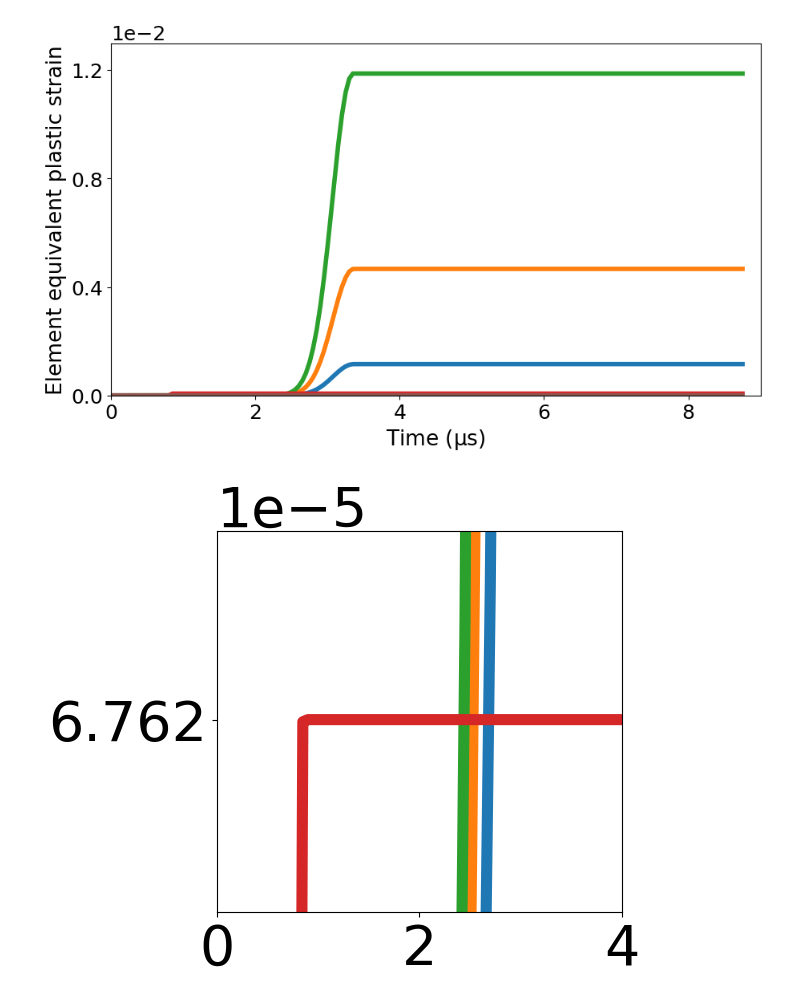
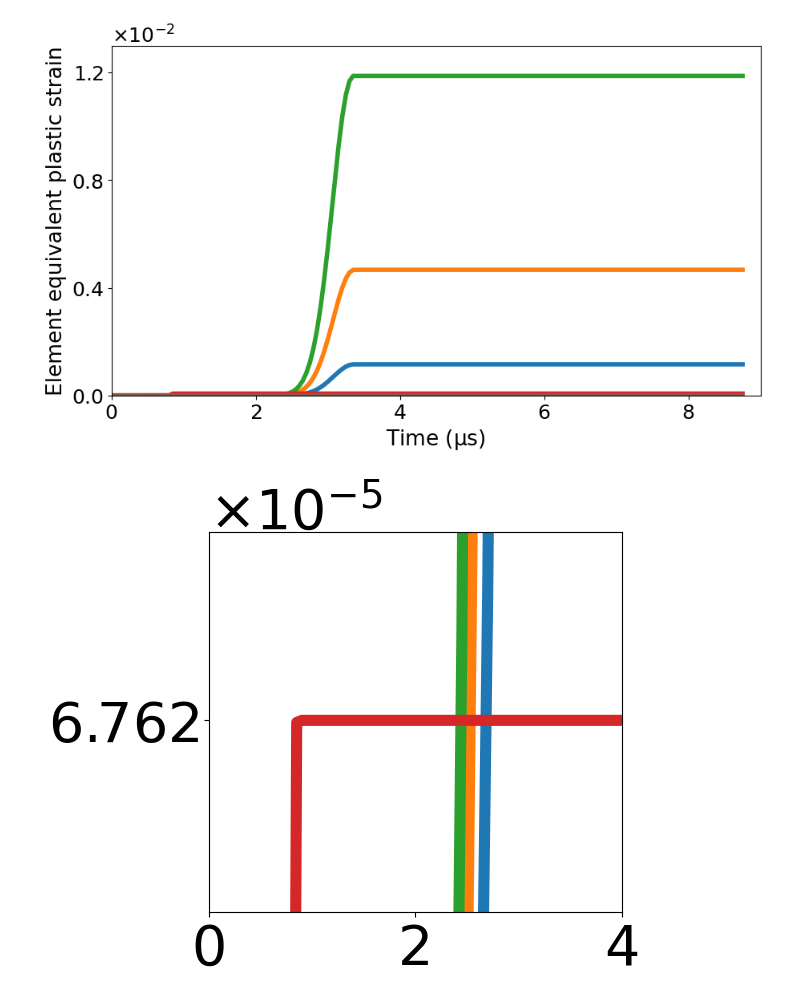
Before and after one commit to hzhangolemiss/VUMAT-DSGZs, a Jupyter notebook: results/Figure4.ipynb, the cells around one changed output. Cells and saved outputs as stored; diff of their text form; code cells hidden in the pictures.

```diff
--- a/results/Figure4.ipynb
+++ b/results/Figure4.ipynb
@@ -264,39 +264,39 @@ ax3.plot(time[0:176],peeq_e2_sic_50[0:176],linewidth=4,color='tab:brown',label='
 ax3.set_xlabel('Time ($\\rm{\mu s}$)',fontsize=19)
 ax3.set_ylabel('Element equivalent plastic strain',fontsize=19)
 ax3.set_xlim(0,9)
 ax3.set_ylim(0,0.013)
 ax3.set_xticks([0,2,4,6,8])
 ax3.set_xticklabels(['0','2','4','6','8'],fontsize=18)
 ax3.set_yticks([0,0.004,0.008,0.012])
 # ax3.set_yticklabels(['0','0.004','0.008','0.012'],fontsize=18)
 ax3.tick_params(axis='y',labelsize=18)
-ax3.ticklabel_format(axis='y',style='sci',scilimits=[0,0])
+ax3.ticklabel_format(axis='y',style='sci',scilimits=[0,0],useMathText=True)
 ax3.yaxis.offsetText.set_fontsize(18)
 # legend = ax3.legend(loc='upper left',bbox_to_anchor=(0.45,0.87),fontsize=16)
-# fig3.savefig('Figure4c.png', dpi=1200)
+# fig3.savefig('Figure4c.png', dpi=1200,bbox_inches='tight')
 
 fig3s,ax3s= plt.subplots(layout = 'constrained',figsize=(6,5))
 ax3s.plot(time[0:176],peeq_e2_pcabs_5[0:176],linewidth=8,color='tab:blue',label='PC/ABS, 5 m/s')
 ax3s.plot(time[0:176],peeq_e2_pcabs_20[0:176],linewidth=8,color='tab:orange',label='PC/ABS, 20 m/s')
 ax3s.plot(time[0:176],peeq_e2_pcabs_50[0:176],linewidth=8,color='tab:green',label='PC/ABS, 50 m/s')
 ax3s.plot(time[0:176],peeq_e2_al6061_50[0:176],linewidth=8,color='tab:red',label='Al-6061, 50 m/s')
 ax3s.plot(time[0:176],peeq_e2_steel4340_50[0:176],linewidth=8,color='tab:purple',label='Steel-4340, 50 m/s')
 ax3s.plot(time[0:176],peeq_e2_sic_50[0:176],linewidth=8,color='tab:brown',label='SiC, 50 m/s')
 # ax3s.set_xlabel('Time ($\mu s$)',fontsize=18)
 # ax3s.set_ylabel('Element equivalent plastic strain',fontsize=18)
 ax3s.set_xlim(0,4)
 ax3s.set_ylim(0.000055,0.000080)
 ax3s.set_xticks([0,2,4])
 ax3s.set_xticklabels(['0','2','4'],fontsize=40)
 ax3s.set_yticks([6.76158888382e-05])
 ax3s.tick_params(axis='y',labelsize=40)
-ax3s.ticklabel_format(axis='y',style='sci')
+ax3s.ticklabel_format(axis='y',style='sci',useMathText=True)
 ax3s.yaxis.offsetText.set_fontsize(40)
 # legend = ax3s.legend(loc='lower right',fontsize=12)
-# fig3s.savefig('Figure4cs.png', dpi=1200)
+# fig3s.savefig('Figure4cs.png', dpi=1200,bbox_inches='tight')
 # %% [output]
-[figure, old version]
+[figure, new version]
-[figure, old version]
+[figure, new version]
 # %%
 # MISES on Element 2
 # PCABS @ 5 m/s; 4790/s; 298 K
```
Also changed, not shown: parts of 3 cells of this notebook.
